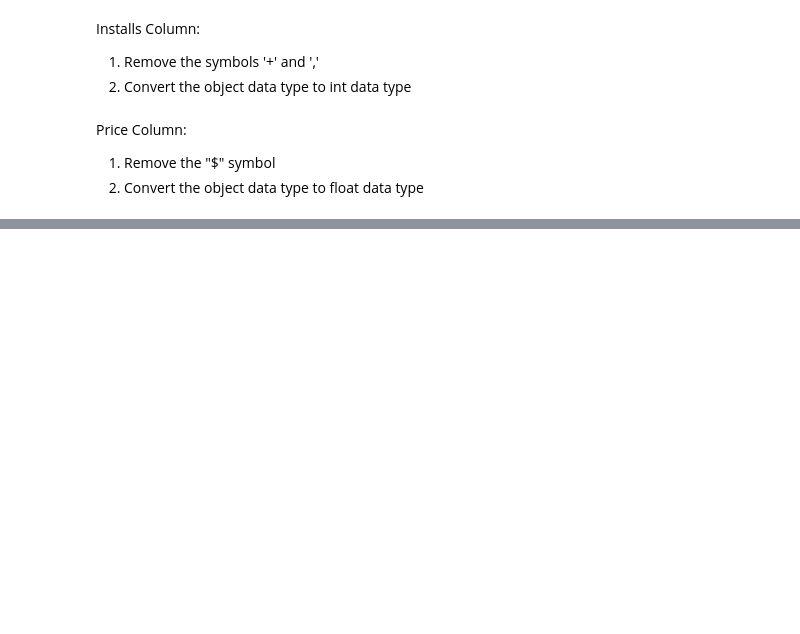
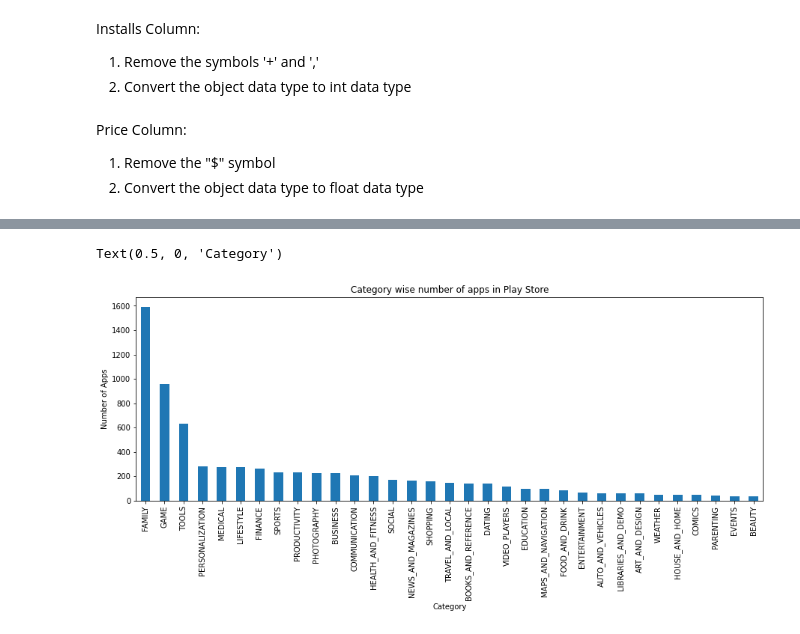
Before and after one commit to abhilasha8/play_store_app_review_analysis, a Jupyter notebook: Play_Store_App_Review_Analysis_Capstone_Project.ipynb, the cells around one changed output, grey strips where cells are left out. Cells and saved outputs as stored; diff of their text form; code cells hidden in the pictures; blank space fills up the shorter version.

```diff
--- a/Play_Store_App_Review_Analysis_Capstone_Project.ipynb
+++ b/Play_Store_App_Review_Analysis_Capstone_Project.ipynb
@@ -297,0 +370,13 @@ ps_df['Price']=ps_df['Price'].astype('float')
+# %%
+# count the number of apps for each and every category
+category_count_df = ps_df.Category.value_counts()
+# %%
+# plot the no of apps in all categories
+category_count_df.plot(kind='bar')
+#plt.rcParams['figure.figsize'] = (15, 5)
+plt.title('Category wise number of apps in Play Store')
+plt.ylabel('Number of Apps')
+plt.xlabel('Category')
+# %% [output]
+Text(0.5, 0, 'Category')
+[figure, added]
```
Also changed, not shown: parts of 16 cells of this notebook.
